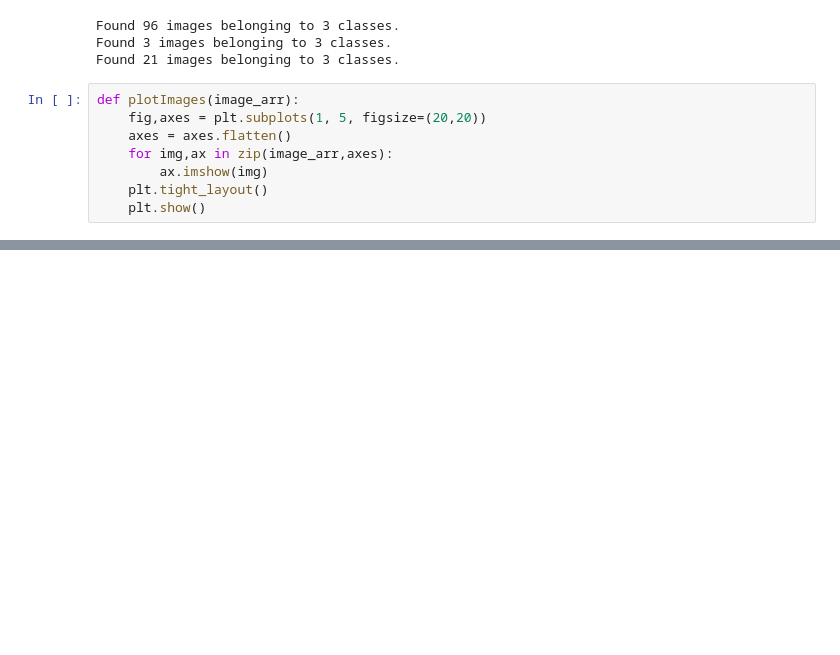
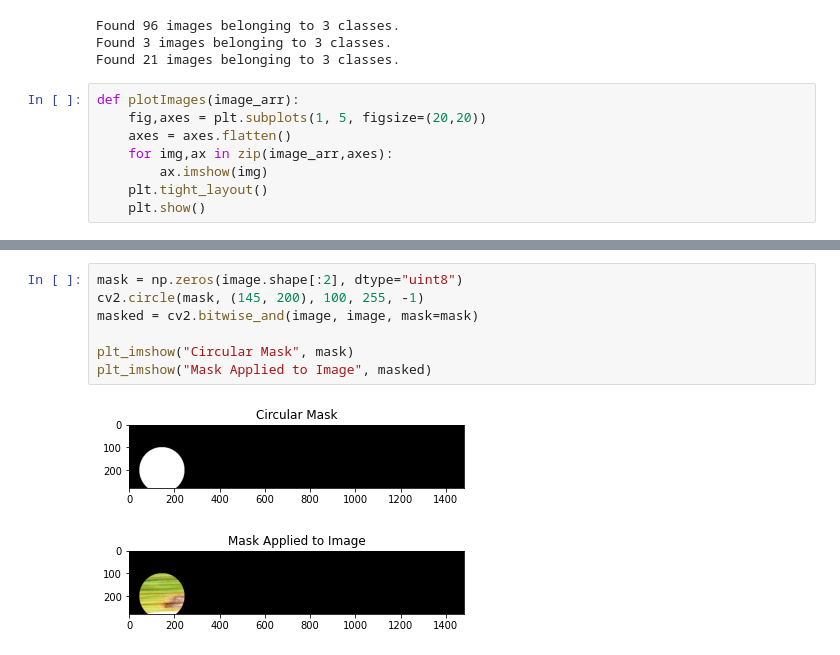
Before and after one commit to raffiainuls/Rice-Leaf-Disease-Classification-CNN, a Jupyter notebook: Splitting&Augmentasi.ipynb, the cells around one changed output, grey strips where cells are left out. Cells and saved outputs as stored; diff of their text form; blank space fills up the shorter version.

```diff
--- a/Splitting&Augmentasi.ipynb
+++ b/Splitting&Augmentasi.ipynb
@@ -287,0 +321,10 @@ plotImages(img_array)
+# %%
+mask = np.zeros(image.shape[:2], dtype="uint8")
+cv2.circle(mask, (145, 200), 100, 255, -1)
+masked = cv2.bitwise_and(image, image, mask=mask)
+
+plt_imshow("Circular Mask", mask)
+plt_imshow("Mask Applied to Image", masked)
+# %% [output]
+[figure, added]
+[figure, added]
```
Also changed, not shown: parts of 19 cells of this notebook.
